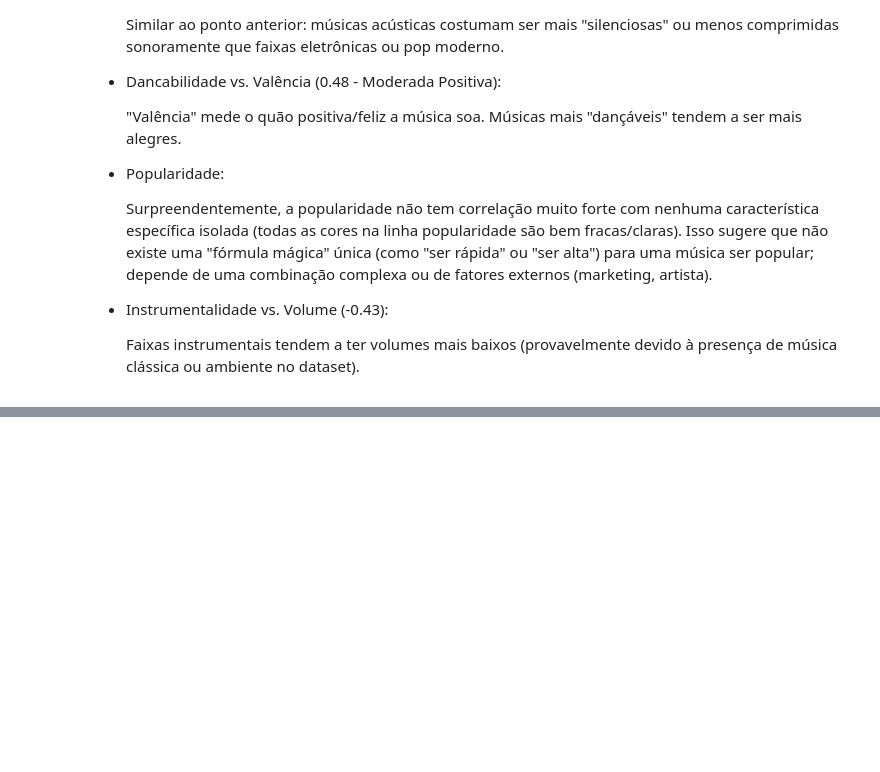
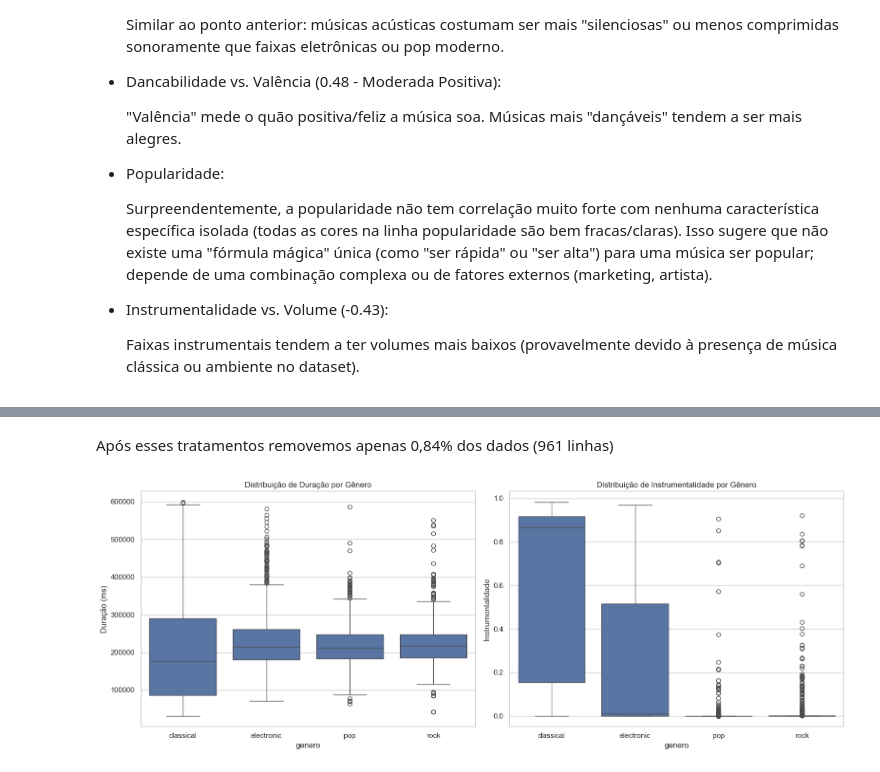
Before and after one commit to Lucca0404/RegressaoLinear, a Jupyter notebook: notebooks/01_eda.ipynb, the cells around one changed output, grey strips where cells are left out. Drawn from its saved outputs; the diff is of its cells as text; code cells hidden in the pictures; blank space fills up the shorter version.

```diff
--- a/notebooks/01_eda.ipynb
+++ b/notebooks/01_eda.ipynb
@@ -227,0 +323,23 @@ plt.savefig('heatmap_correlacao.png')
+# %%
+# 1. Filtragem de Outliers (Fundamental para Naive Bayes não distorcer a média)
+# Regra: Duração entre 30s e 10min (margem segura para músicas), BPM válido entre 1 e 250
+df_model = df[
+    (df['duracao_ms'] >= 30000) & (df['duracao_ms'] <= 600000) &
+    (df['tempo_bpm'] > 0) & (df['tempo_bpm'] <= 250)
+].copy()
+
+# Filtra apenas volumes "audíveis" (maiores que -35 dB)
+# Isso remove as 189 faixas de erro/silêncio
+df_model = df_model[df_model['volume'] >= -35]
+
+# 2. Remover colunas irrelevantes (IDs e Textos livres)
+cols_drop = ['id', 'musica', 'album', 'artistas']
+df_model = df_model.drop(columns=cols_drop)
+
+# 3. RESETAR O ÍNDICE (Importante! Como removemos linhas, o índice ficou "buracado")
+df_model = df_model.reset_index(drop=True)
+
+print("Status do Dataset para Naive Bayes:")
+print(f"Linhas restantes: {len(df_model)}")
+print("-" * 30)
+print(df_model.info())
@@ -227,0 +364,25 @@ plt.savefig('heatmap_correlacao.png')
+# %% [markdown]
+<p>
+Após esses tratamentos removemos apenas 0,84% dos dados (961 linhas)
+</p>
+# %%
+
+generos_exemplo = ['classical', 'pop', 'electronic', 'rock']
+df_contexto = df_model[df_model['genero'].isin(generos_exemplo)]
+
+sns.set(style="whitegrid")
+
+fig, axes = plt.subplots(1, 2, figsize=(16, 6))
+
+sns.boxplot(x='genero', y='duracao_ms', data=df_contexto, ax=axes[0])
+axes[0].set_title('Distribuição de Duração por Gênero')
+axes[0].set_ylabel('Duração (ms)')
+
+sns.boxplot(x='genero', y='instrumental', data=df_contexto, ax=axes[1])
+axes[1].set_title('Distribuição de Instrumentalidade por Gênero')
+axes[1].set_ylabel('Instrumentalidade')
+
+plt.tight_layout()
+plt.savefig('contexto_outliers_genero.png')
+# %% [output]
+[figure, added]
```
Also changed, not shown: parts of 11 cells of this notebook, 4 other files.
